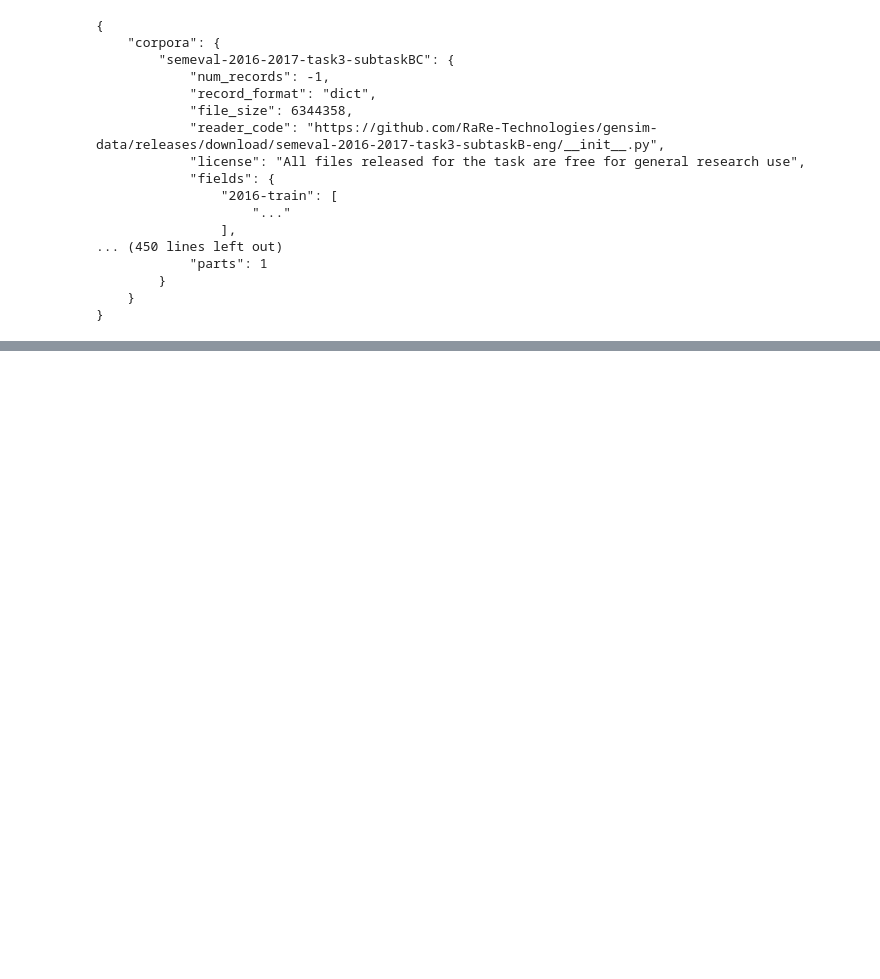
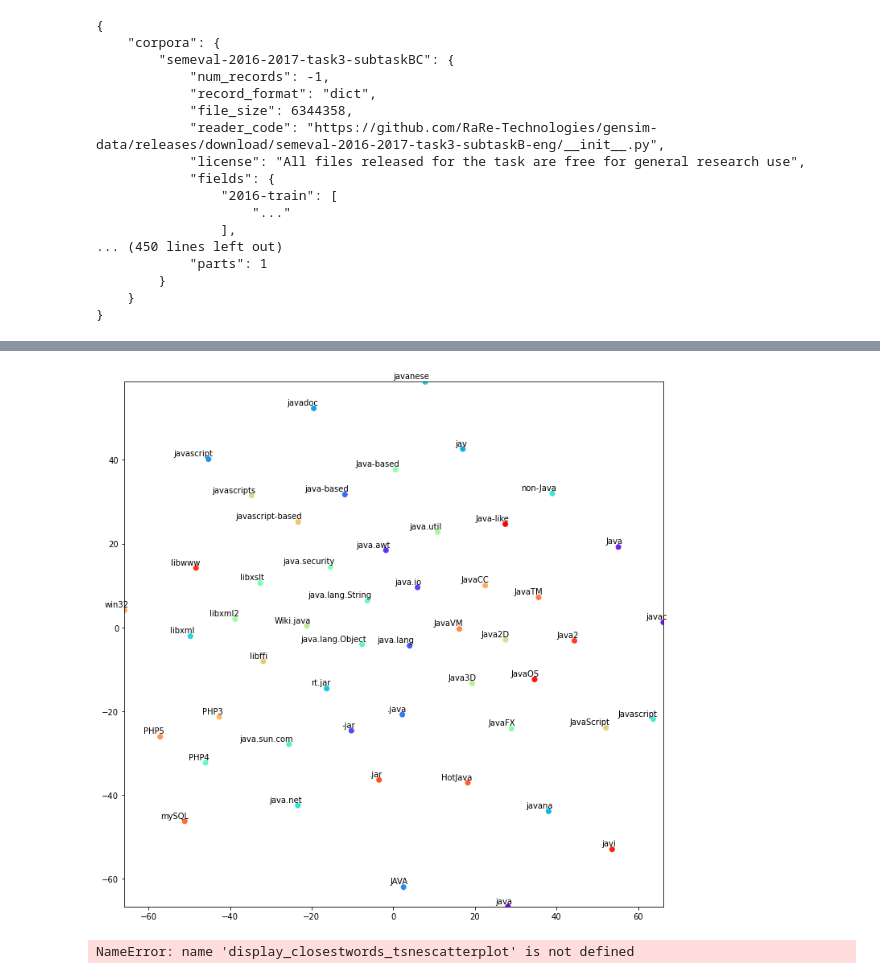
Before and after one commit to hugomachado93/aplicai-api, a Jupyter notebook: notebooks/Untitled.ipynb, the cells around one changed output, grey strips where cells are left out. Drawn from its saved outputs; the diff is of its cells as text; code cells hidden in the pictures; blank space fills up the shorter version.

```diff
--- a/notebooks/Untitled.ipynb
+++ b/notebooks/Untitled.ipynb
@@ -235,2 +274,2 @@ True
 # %%
-model3 = api.load('fasttext-wiki-news-subwords-300')
+model_fast_text_wiki = api.load('fasttext-wiki-news-subwords-300')
@@ -256,0 +361,8 @@ model3.most_similar('Cython', topn=100)
+# %%
+display_closestwords_tsnescatterplot_pre_trained(model_fast_text_wiki, 'java', 300)
+# %% [output]
+[figure, added]
+# %%
+display_closestwords_tsnescatterplot(model, 'postgres')
+# %% [output]
+NameError: name 'display_closestwords_tsnescatterplot' is not defined
```
Also changed, not shown: parts of 15 cells of this notebook, 8 other files.
